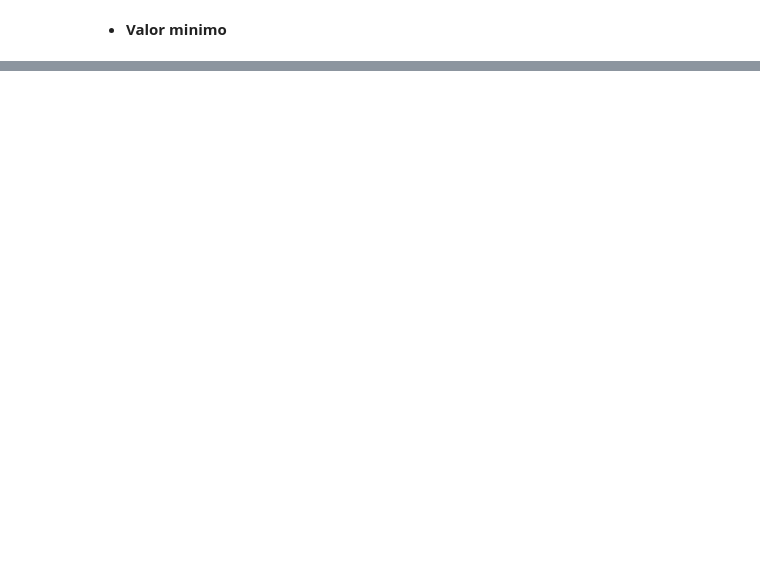
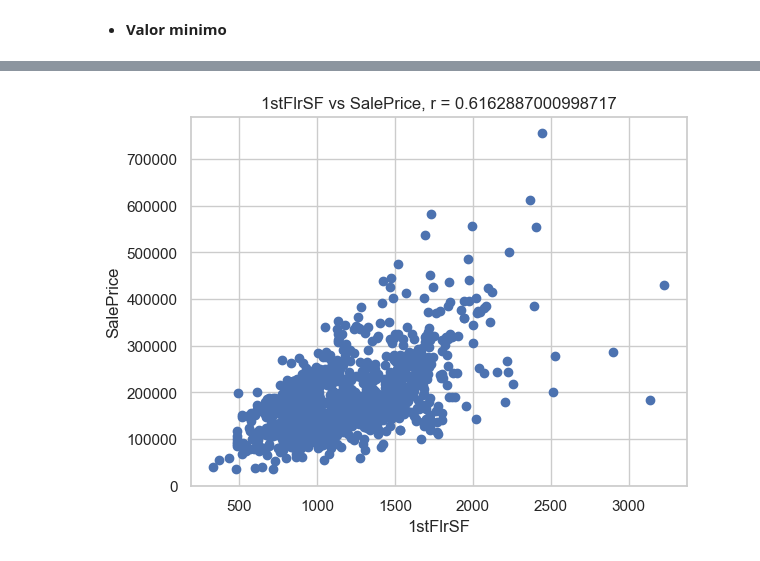
Before and after one commit to ElMangel/Proyecto-1--Regresi-n-con-c-digo, a Jupyter notebook: Proyecto_19000522.ipynb, the cells around one changed output, grey strips where cells are left out. Cells and saved outputs as stored; diff of their text form; code cells hidden in the pictures; blank space fills up the shorter version.

```diff
--- a/Proyecto_19000522.ipynb
+++ b/Proyecto_19000522.ipynb
@@ -68,0 +144,11 @@ hint: See the 'Note about fast-forwards' in 'git push --help' for details.
+# %%
+coef_correlacion2 = df['1stFlrSF'].corr(df['SalePrice'])
+
+plt.scatter(df['1stFlrSF'], df['SalePrice'])
+plt.xlabel('1stFlrSF')
+plt.ylabel('SalePrice')
+plt.title(f'1stFlrSF vs SalePrice, r = {coef_correlacion2}')
+plt.grid(True)
+plt.show()
+# %% [output]
+[figure, added]
```
Also changed, not shown: parts of 26 cells of this notebook.
